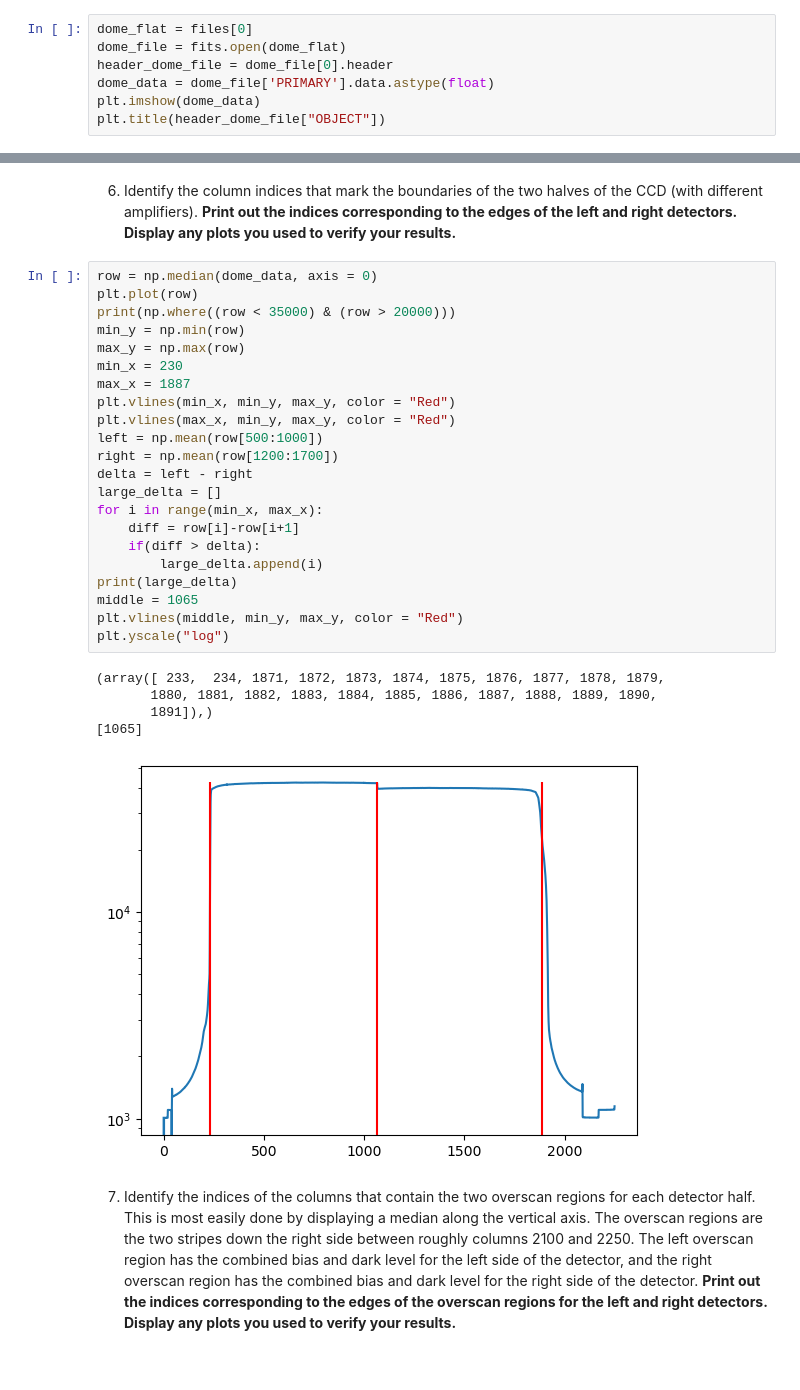
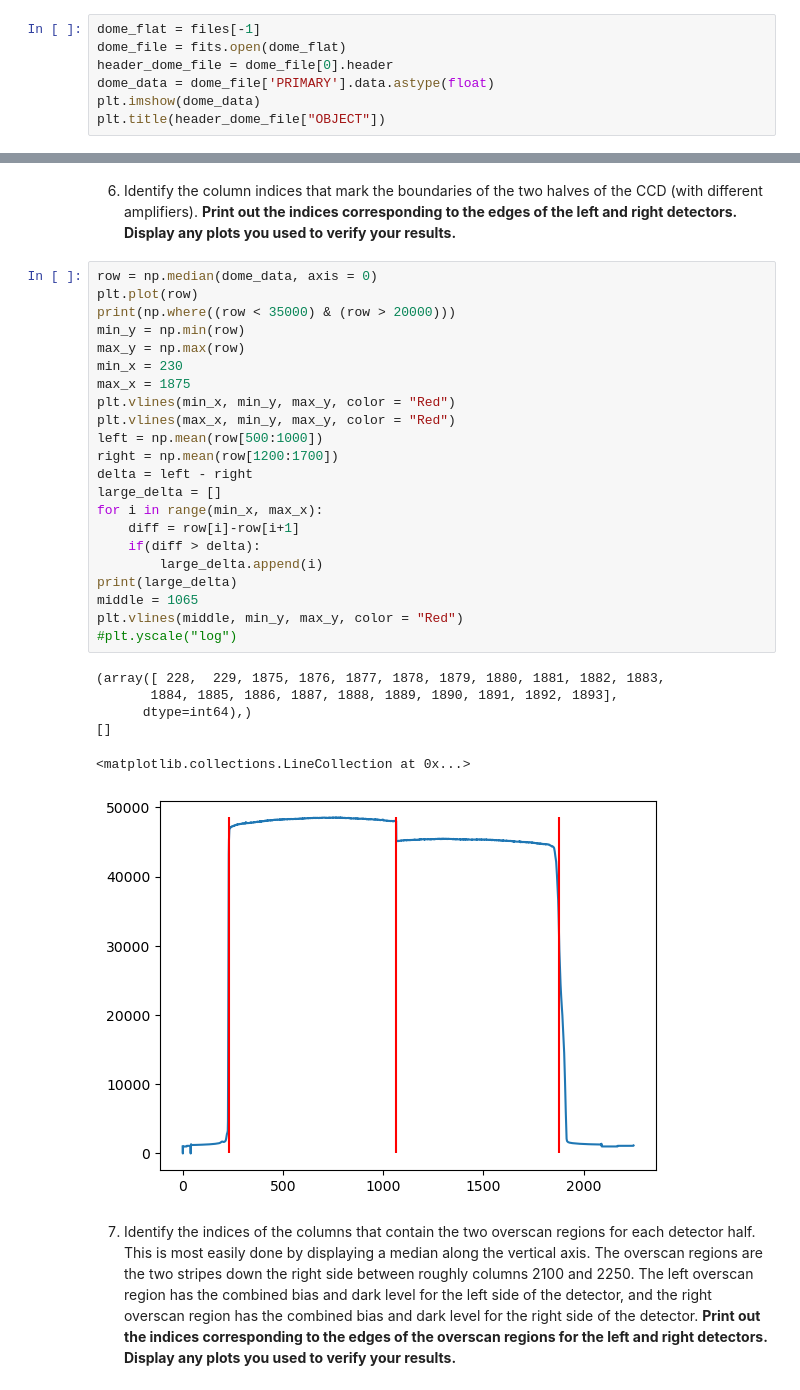
Before and after one commit to Hallflower20/ay107-data-reduction, a Jupyter notebook: problemset2.ipynb, the cells around one changed output, grey strips where cells are left out. Cells and saved outputs as stored; diff of their text form.

```diff
--- a/problemset2.ipynb
+++ b/problemset2.ipynb
@@ -155,7 +156,7 @@ Text(0.5, 1.0, 'W75N (for jmc)')
 # %% [markdown]
 5. Open one of the flat files and display the data. **Display one of the flats. Title the figure with "Flat" and the filter name.** Make sure you understand the various aspects of the image and why it looks the way it does.
 # %%
-dome_flat = files[0]
+dome_flat = files[-1]
 dome_file = fits.open(dome_flat)
 header_dome_file = dome_file[0].header
 dome_data = dome_file['PRIMARY'].data.astype(float)
@@ -169,31 +170,32 @@ Text(0.5, 1.0, 'domeflat I')
 # %%
 row = np.median(dome_data, axis = 0)
 plt.plot(row)
 print(np.where((row < 35000) & (row > 20000)))
 min_y = np.min(row)
 max_y = np.max(row)
 min_x = 230
-max_x = 1887
+max_x = 1875
 plt.vlines(min_x, min_y, max_y, color = "Red")
 plt.vlines(max_x, min_y, max_y, color = "Red")
 left = np.mean(row[500:1000])
 right = np.mean(row[1200:1700])
 delta = left - right
 large_delta = []
 for i in range(min_x, max_x):
     diff = row[i]-row[i+1]
     if(diff > delta):
         large_delta.append(i)
 print(large_delta)
 middle = 1065
 plt.vlines(middle, min_y, max_y, color = "Red")
-plt.yscale("log")
+#plt.yscale("log")
 # %% [output]
-(array([ 233,  234, 1871, 1872, 1873, 1874, 1875, 1876, 1877, 1878, 1879,
-       1880, 1881, 1882, 1883, 1884, 1885, 1886, 1887, 1888, 1889, 1890,
-       1891]),)
-[1065]
+(array([ 228,  229, 1875, 1876, 1877, 1878, 1879, 1880, 1881, 1882, 1883,
+       1884, 1885, 1886, 1887, 1888, 1889, 1890, 1891, 1892, 1893],
+      dtype=int64),)
+[]
+<matplotlib.collections.LineCollection at 0x...>
-[figure, old version]
+[figure, new version]
 # %% [markdown]
 7. Identify the indices of the columns that contain the two overscan regions for each detector half. This is most easily done by displaying a median along the vertical axis. The overscan regions are the two stripes down the right side between roughly columns 2100 and 2250. The left overscan region has the combined bias and dark level for the left side of the detector, and the right overscan region has the combined bias and dark level for the right side of the detector. **Print out the indices corresponding to the edges of the overscan regions for the left and right detectors. Display any plots you used to verify your results.**
 # %%
```
Also changed, not shown: parts of 15 cells of this notebook.
